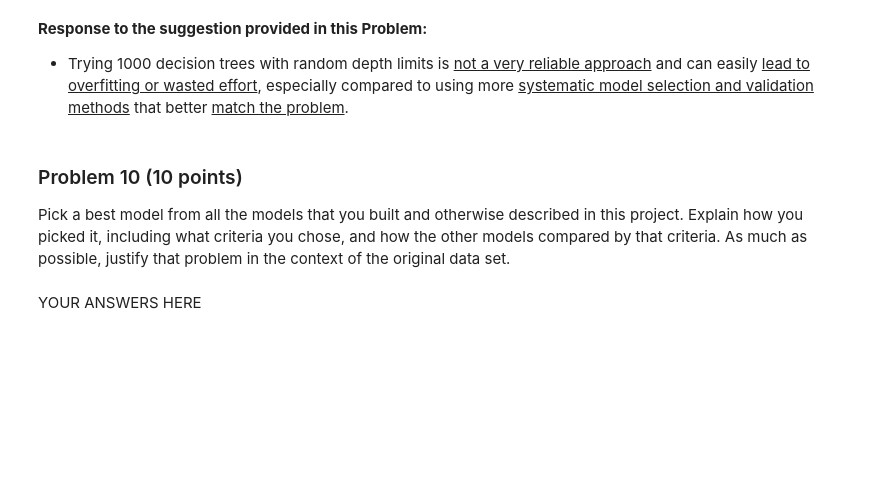
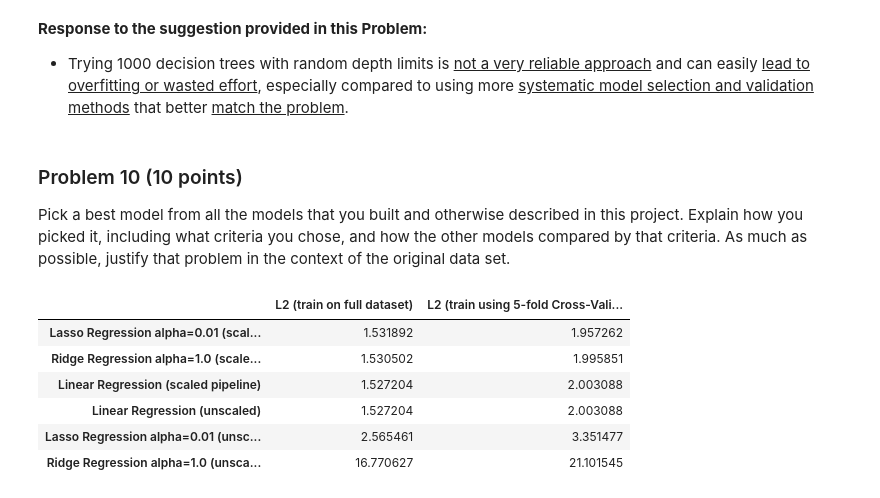
Before and after one commit to jasser-dh/dx602-final-project, a Jupyter notebook: project.ipynb, the cells around one changed output. Cells and saved outputs as stored; diff of their text form; code cells hidden in the pictures; blank space fills up the shorter version.

```diff
--- a/project.ipynb
+++ b/project.ipynb
@@ -868,2 +866,73 @@ As much as possible, justify that problem in the context of the original data se
-# %% [markdown]
-YOUR ANSWERS HERE
+# %%
+# YOUR CODE HERE
+
+# I need to make NEW imports for preprocessing + pipelines (because they were not loaded at the top of this notebook)
+from sklearn.pipeline import Pipeline
+from sklearn.preprocessing import StandardScaler
+from sklearn.model_selection import KFold, cross_val_score
+
+# In case this cell is executed independently and in order to ensure its successfull execution:
+# Let's define again our features variable X and our target variable y
+X = df_bodyFat.drop(columns=["target"]).to_numpy()
+y = df_bodyFat["target"].to_numpy()
+
+# The Models I built in this final projects :
+#  * Linear Regression
+#  * Ridge Regression
+#  * Lasso Regression
+# The models were trained on:
+#  * unscaled data
+#  * scaled/standardized data
+
+# For this problem, I want to compare the L2 loss values when each model is trained on scaled and unscaled data
+# For each case, there will be 2 L2 loss values:
+#   * L2 loss value using the entire dataset
+#   * L2 loss value using the cross-validation approach
+models = {
+    "Linear Regression (unscaled)": sklearn.linear_model.LinearRegression(),
+
+    "Linear Regression (scaled pipeline)": Pipeline([("scaler", StandardScaler()),
+                                                     ("model", sklearn.linear_model.LinearRegression())]),
+
+    "Ridge Regression alpha=1.0 (unscaled)": sklearn.linear_model.Ridge(alpha=1.0),
+
+    "Ridge Regression alpha=1.0 (scaled pipeline)": Pipeline([("scaler", StandardScaler()),
+                                                              ("model", sklearn.linear_model.Ridge(alpha=1.0))]),
+
+    "Lasso Regression alpha=0.01 (unscaled)": sklearn.linear_model.Lasso(alpha=0.01),
+
+    "Lasso Regression alpha=0.01 (scaled pipeline)": Pipeline([("scaler", StandardScaler()),
+                                                               ("model", sklearn.linear_model.Lasso(alpha=0.01))]),
+}
+
+def train_on_full_dataset_and_compute_L2_loss(model, X, y):
+    model.fit(X, y)
+    pred = model.predict(X)
+    return float(np.mean((y - pred) ** 2))
+
+# Training on full dataset and compute L2 loss values
+train_l2 = {name: train_on_full_dataset_and_compute_L2_loss(m, X, y) for name, m in models.items()}
+
+
+# Use 5-fold Cross-Validation approach and compute L2 loss values
+kf = KFold(n_splits=5, shuffle=True, random_state=42)
+cv_l2 = {}
+for name, m in models.items():
+    neg_mse = cross_val_score(m, X, y, cv=kf, scoring="neg_mean_squared_error")
+    cv_l2[name] = float(-np.mean(neg_mse))
+
+results = pd.DataFrame({
+    "L2 (train on full dataset)": train_l2,
+    "L2 (train using 5-fold Cross-Validation)": cv_l2
+})
+
+# Sort by best (lowest) Cross-Validation loss
+results.sort_values("L2 (train using 5-fold Cross-Validation)")
+# %% [output]
+|  | L2 (train on full dataset) | L2 (train using 5-fold Cross-Vali... |
+| Lasso Regression alpha=0.01 (scal... | 1.531892 | 1.957262 |
+| Ridge Regression alpha=1.0 (scale... | 1.530502 | 1.995851 |
+| Linear Regression (scaled pipeline) | 1.527204 | 2.003088 |
+| Linear Regression (unscaled) | 1.527204 | 2.003088 |
+| Lasso Regression alpha=0.01 (unsc... | 2.565461 | 3.351477 |
+| Ridge Regression alpha=1.0 (unsca... | 16.770627 | 21.101545 |
```
Also changed, not shown: parts of 2 cells of this notebook.
